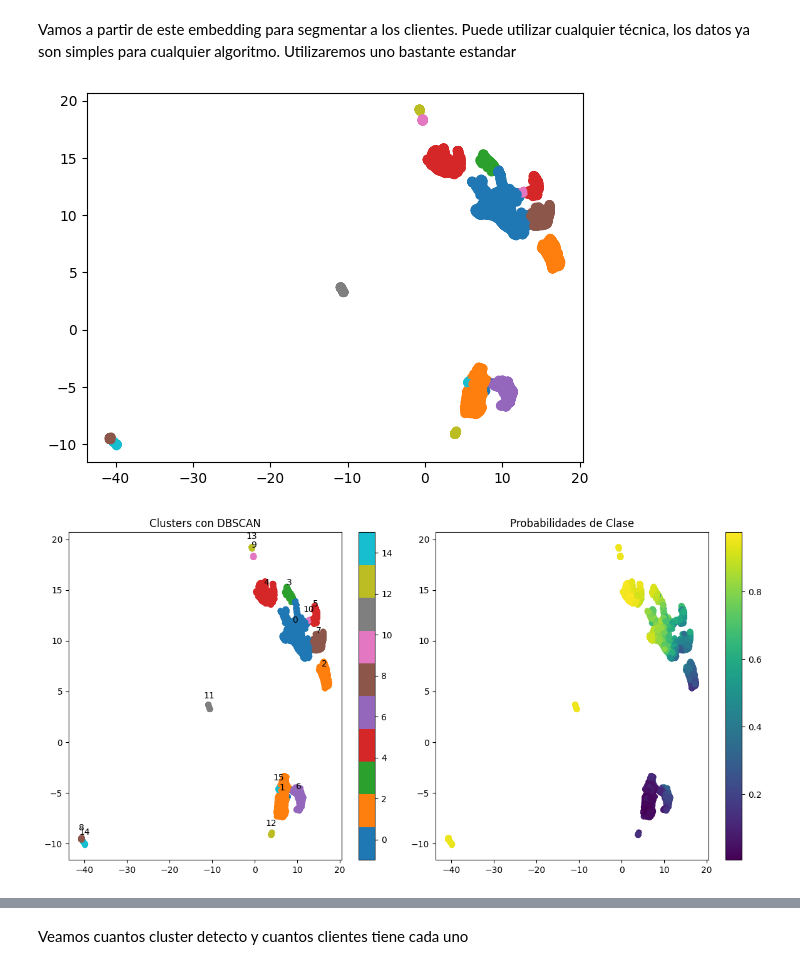
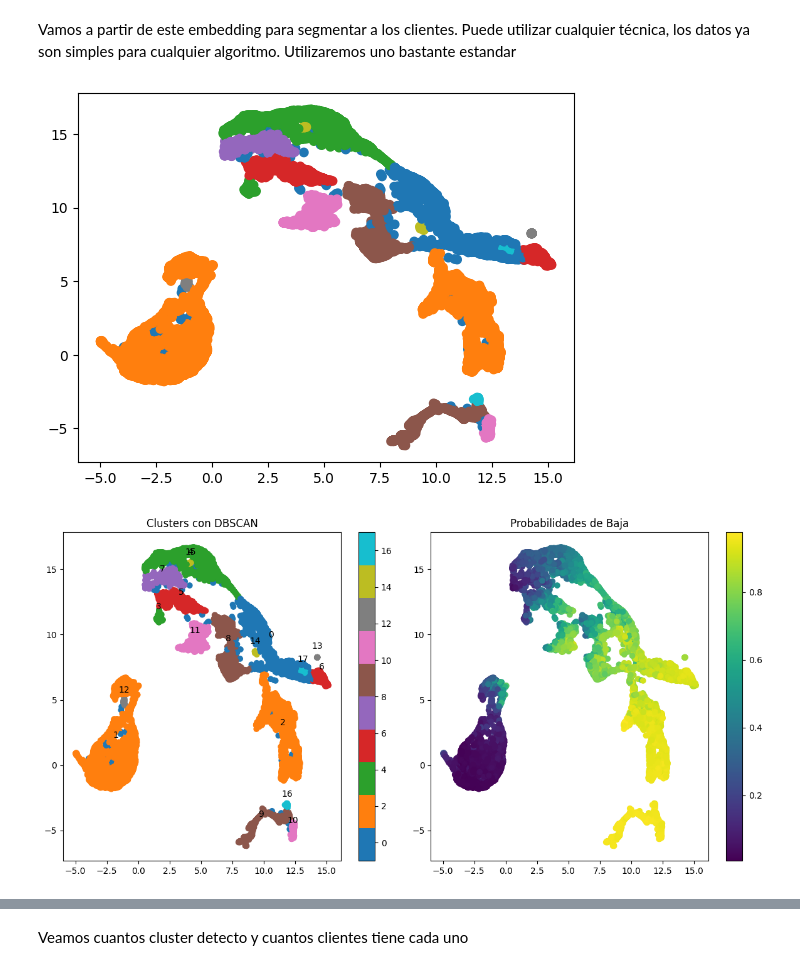
Before and after one commit to dmecoyfin/dmeyf2024, a Jupyter notebook: src/Competencia_1/Segmentacion.ipynb, the cells around one changed output, grey strips where cells are left out. Drawn from its saved outputs; the diff is of its cells as text; code cells hidden in the pictures.

Commit message:
nueva segmentacion

```diff
--- a/src/Competencia_1/Segmentacion.ipynb
+++ b/src/Competencia_1/Segmentacion.ipynb
@@ -170,7 +197,7 @@ print(top_features)
 # %% [markdown]
 # Optimizacion del mejor modelo
 # %%
-imp_mean = SimpleImputer(missing_values=np.nan, strategy='mean')
+imp_mean = SimpleImputer(missing_values=np.nan, strategy='median')
 Xtrain_rf_imp = imp_mean.fit_transform(Xtrain_rf)
 
 # Optimizacion extendida
@@ -179,7 +206,7 @@ def objective(trial):
     n_estimators = trial.suggest_int('n_estimators', 100, 500)  # Número de árboles
     max_depth = trial.suggest_int('max_depth', 5, 20)  # Profundidad máxima del árbol
     min_samples_split = trial.suggest_int('min_samples_split', 50, 300)  # Mínimas muestras para dividir un nodo
-    min_samples_leaf = trial.suggest_int('min_samples_leaf', 1, 200)  # Mínimas muestras por hoja
+    min_samples_leaf = trial.suggest_int('min_samples_leaf', 5, 200)  # Mínimas muestras por hoja
 
     model = RandomForestClassifier(
         n_estimators=n_estimators,
@@ -196,8 +223,8 @@ def objective(trial):
 
     return ganancia_prob(model.oob_decision_function_, ytrain_rf)
 
-storage_name = "sqlite:///" + db_path + "optimization_tree_111111.db"
-study_name = "exp_111111_random-forest-opt"
+storage_name = "sqlite:///" + db_path + "optimization_tree_segmentacion7.db"
+study_name = "exp_segmentacion_random-forest-opt7"
 
 study = optuna.create_study(
     direction="maximize",
@@ -253 +280,10 @@ RandomForestClassifier(criterion='entropy', max_depth=13, min_samples_leaf=23,
                        oob_score=True, random_state=540079)
+# %%
+##guardo el modelo
+
+filename = modelos_path + 'exp_segmentacion_random-forest_7.sav'
+pickle.dump(model_rf_1, open(filename, 'wb'))
+# %%
+#levanto el modelo
+model_rf_1 = pickle.load(open(filename, 'rb'))
+model_rf_1
@@ -339,9 +379,12 @@ Veamos los datos por primera vez:
 embedding_rf = UMAP(
   n_components=2,
   n_neighbors=40,
-  metric="precomputed",
+  min_dist=0.1,
+  metric="euclidean",
   random_state=semillas[0],
 ).fit_transform(md)
 
+
+
 plt.scatter(embedding_rf[:,0], embedding_rf[:,1])
 # %% [output]
@@ -365,17 +403,17 @@ plt.show()
 # %% [markdown]
 Vamos a partir de este embedding para segmentar a los clientes. Puede utilizar cualquier técnica, los datos ya son simples para cualquier algoritmo. Utilizaremos uno bastante estandar
 # %%
-hdb = DBSCAN(eps=0.3)
+hdb = DBSCAN(eps=0.2)
 y = hdb.fit(embedding_rf)
 
 plt.scatter(embedding_rf[:, 0], embedding_rf[:, 1], c=y.labels_, cmap='tab10')
 # plt.tight_layout()
 plt.show()
 # %% [output]
-[figure, old version]
+[figure, new version]
 # %%
 # Ajustamos el modelo DBSCAN (como en tu código)
-hdb = DBSCAN(eps=0.3)
+hdb = DBSCAN(eps=0.2)
 y = hdb.fit(embedding_rf)
 
 # Creamos la figura con 2 subplots
@@ -401,11 +439,11 @@ class_index = np.where(model_rf_1.classes_ == 1)[0]
 prob_baja = model_rf_1.predict_proba(Xtrain_rf_imp)[:, class_index]
 
 scatter2 = ax2.scatter(embedding_rf[:, 0], embedding_rf[:, 1], c=prob_baja)
-ax2.set_title('Probabilidades de Clase')
+ax2.set_title('Probabilidades de Baja')
 fig.colorbar(scatter2, ax=ax2)
 
 # Ajustamos el layout de toda la figura
 plt.tight_layout()
 plt.show()
 # %% [output]
-[figure, old version]
+[figure, new version]
```
Also changed, not shown: parts of 38 cells of this notebook, 1 other file.
